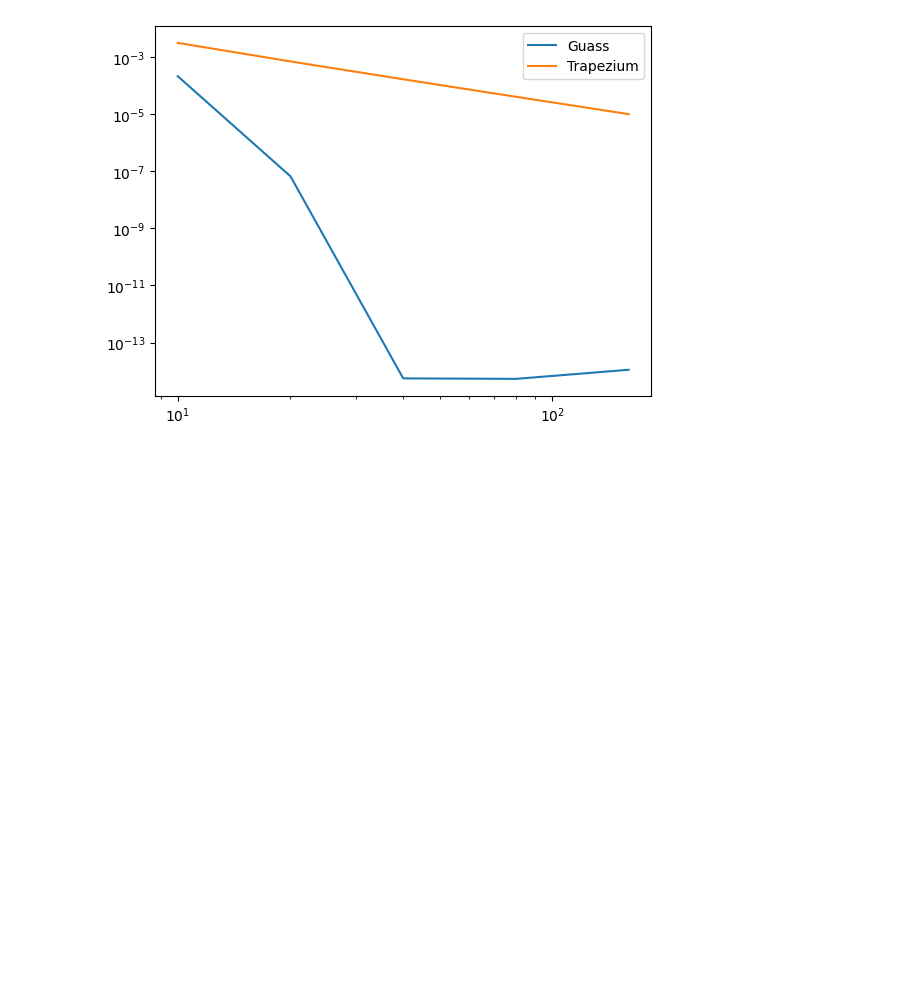
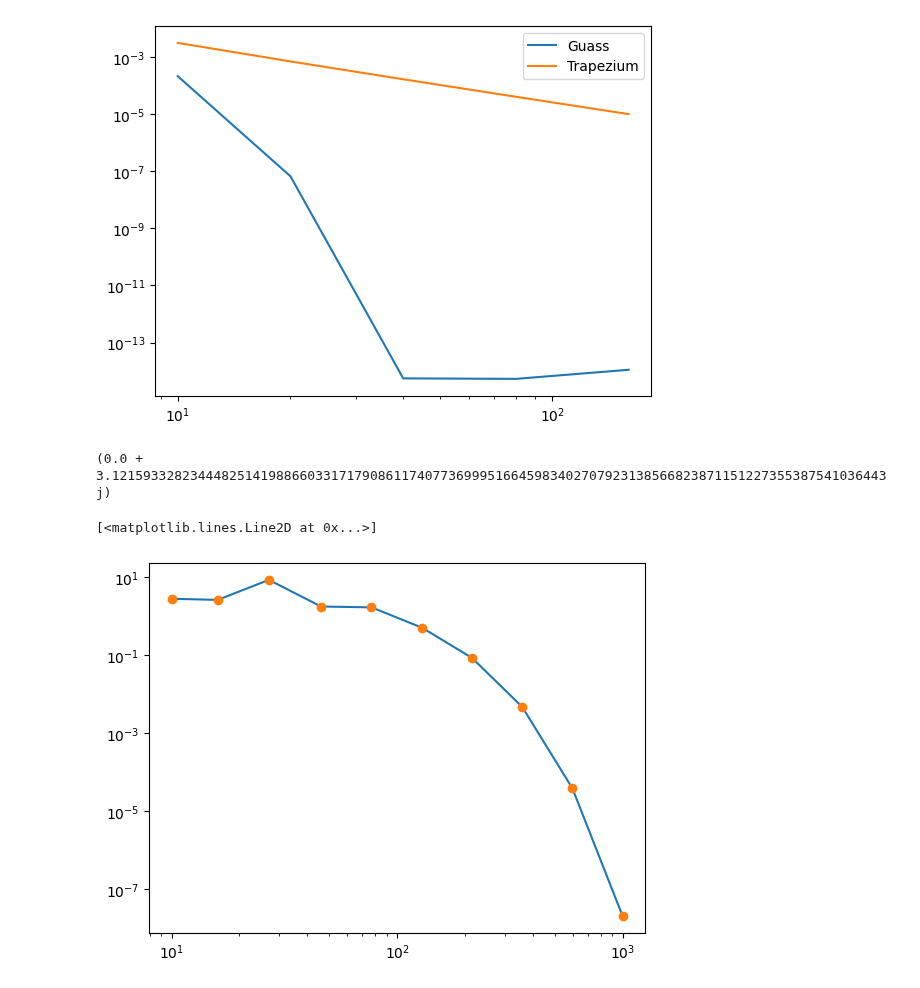
Before and after one commit to j-bowhay/Poles-and-Roots, a Jupyter notebook: notebooks/quadrature_convergence.ipynb, the cells around one changed output. Cells and saved outputs as stored; diff of their text form; code cells hidden in the pictures; blank space fills up the shorter version.

Commit message:
error prediction

```diff
--- a/notebooks/quadrature_convergence.ipynb
+++ b/notebooks/quadrature_convergence.ipynb
@@ -89,3 +89,37 @@ ax.legend()
 # %% [output]
 <matplotlib.legend.Legend at 0x...>
 [figure]
+# %%
+from mpmath import mp
+mp.dps = 100
+
+a = mp.mpc(real=0, imag="1e-2")
+
+ref = mp.quad(lambda z: 1/(z-a), [-1, 1])
+print(ref)
+# %% [output]
+(0.0 + 3.121593328234448251419886603317179086117407736999516645983402707923138566823871151227355387541036443j)
+# %%
+def kernel(z, n):
+    return mp.quad(lambda t: mp.legendre(n, t)/(z-t), [-1, 1])/mp.legendre(n, z)
+# %%
+import scipy
+import scipy.integrate
+
+err = []
+theoretical = []
+error_in_error = []
+ns = np.logspace(1, 3, dtype=int, num=10)
+
+for n in ns:
+    quad_error = mp.fabs(scipy.integrate.fixed_quad(lambda z: 1/(z-complex(a)), -1, 1, n=n)[0] - ref)
+    predicted = mp.fabs(kernel(a, n))
+    err.append(quad_error)
+    theoretical.append(predicted)
+    error_in_error.append(mp.fabs(quad_error - predicted))
+# %%
+plt.loglog(ns, err)
+plt.loglog(ns, theoretical, 'o')
+# %% [output]
+[<matplotlib.lines.Line2D at 0x...>]
+[figure, added]
```
Also changed, not shown: parts of 1 cell of this notebook, 1 other file.
